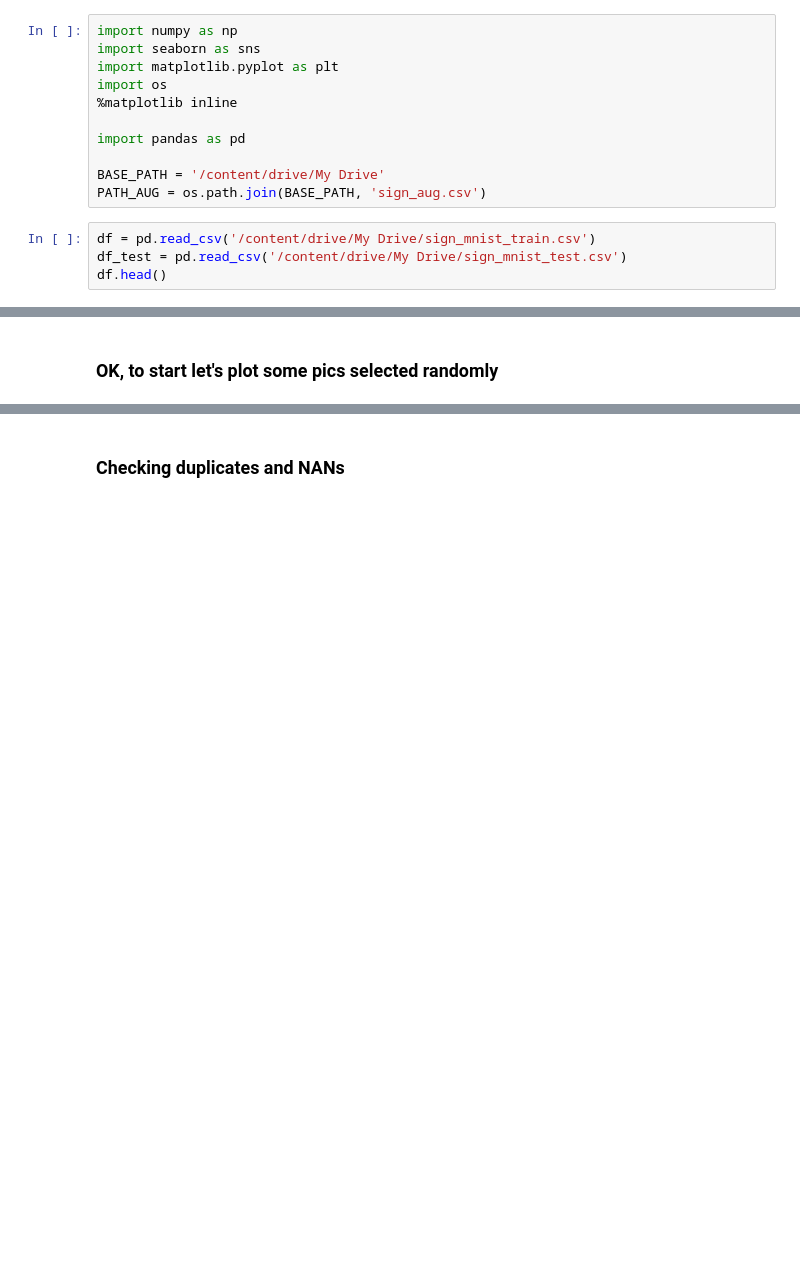
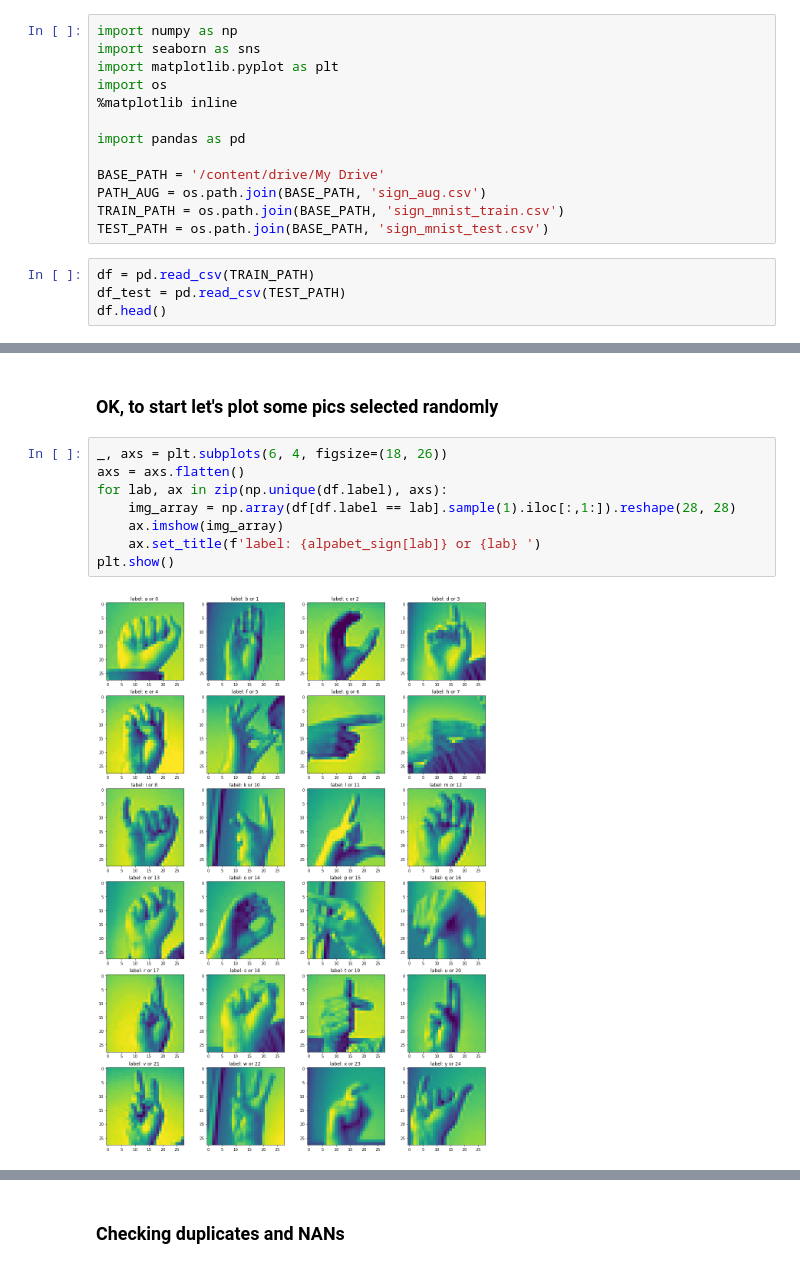
Before and after one commit to marypadalko/Hand_Sign_Gestures, a Jupyter notebook: sign_gestures_mp.ipynb, the cells around one changed output, grey strips where cells are left out. Drawn from its saved outputs; the diff is of its cells as text; blank space fills up the shorter version.

```diff
--- a/sign_gestures_mp.ipynb
+++ b/sign_gestures_mp.ipynb
@@ -13,9 +13,11 @@ import pandas as pd
 
 BASE_PATH = '/content/drive/My Drive'
 PATH_AUG = os.path.join(BASE_PATH, 'sign_aug.csv')
+TRAIN_PATH = os.path.join(BASE_PATH, 'sign_mnist_train.csv')
+TEST_PATH = os.path.join(BASE_PATH, 'sign_mnist_test.csv')
 # %%
-df = pd.read_csv('/content/drive/My Drive/sign_mnist_train.csv')
-df_test = pd.read_csv('/content/drive/My Drive/sign_mnist_test.csv')
+df = pd.read_csv(TRAIN_PATH)
+df_test = pd.read_csv(TEST_PATH)
 df.head()
 # %% [output]
 |  | label | pixel1 | pixel2 | pixel3 | pixel4 | pixel5 | pixel6 | pixel7 | pixel8 | pixel9 | pixel10 | ... |
@@ -57,3 +88,13 @@ Name: label, dtype: int64
 # %% [markdown]
 ### OK, to start let's plot some pics selected randomly
+# %%
+_, axs = plt.subplots(6, 4, figsize=(18, 26))
+axs = axs.flatten()
+for lab, ax in zip(np.unique(df.label), axs):
+    img_array = np.array(df[df.label == lab].sample(1).iloc[:,1:]).reshape(28, 28)
+    ax.imshow(img_array)
+    ax.set_title(f'label: {alpabet_sign[lab]} or {lab} ')
+plt.show()
+# %% [output]
+[figure, added]
 # %%
```
Also changed, not shown: parts of 4 cells of this notebook.
